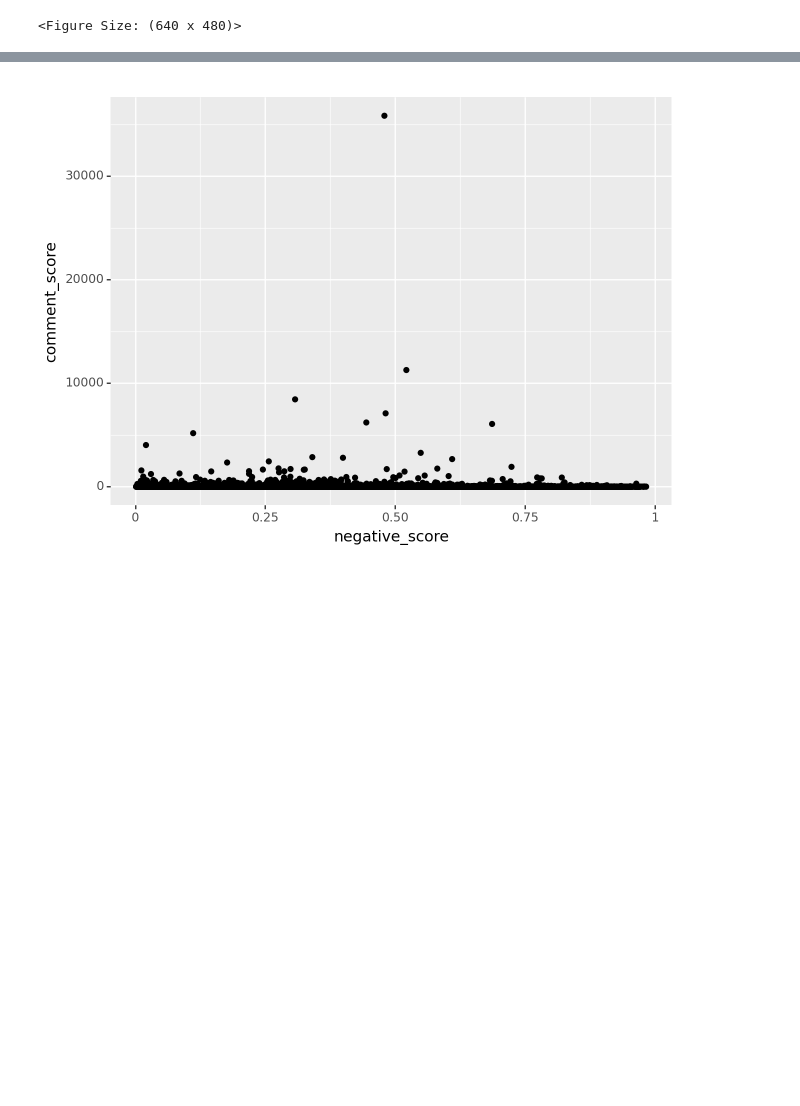
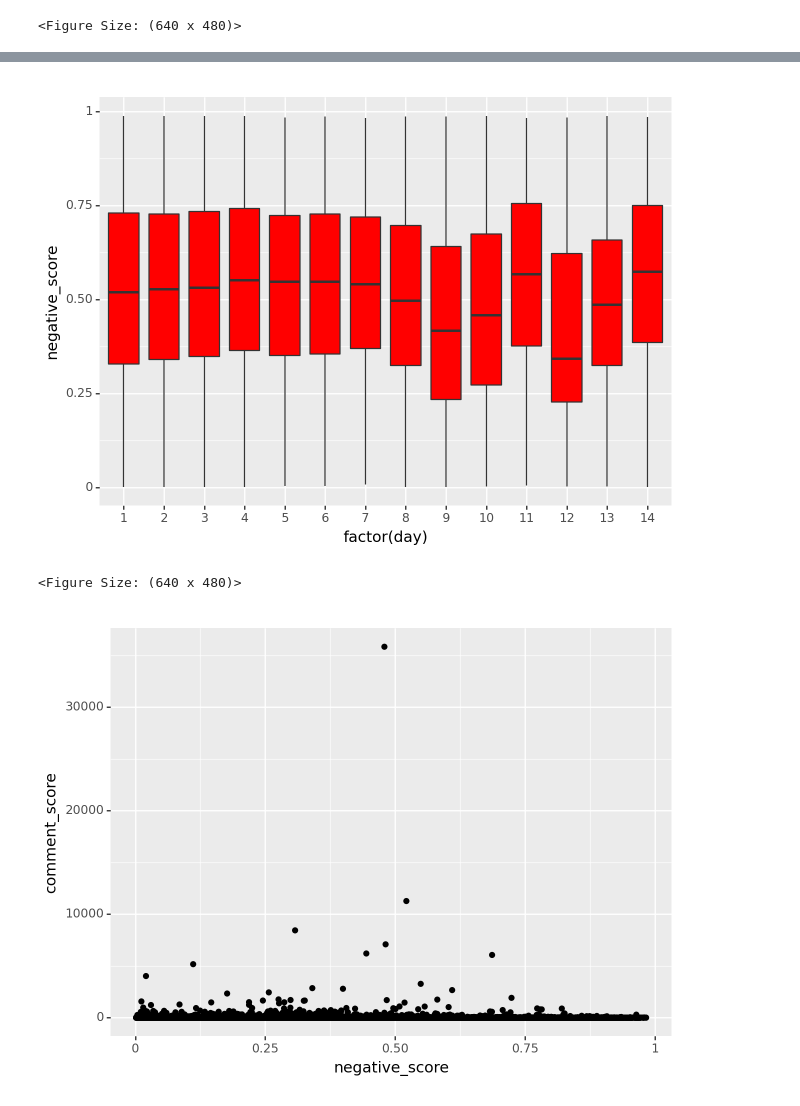
Before and after one commit to gasoto04/youtube-comments, a Jupyter notebook: Data Science 1 Final Project - Data Viz.ipynb, the cells around one changed output, grey strips where cells are left out. Saved outputs shown, nothing was run; the diff lists cells and outputs as text; code cells hidden in the pictures; blank space fills up the shorter version.

```diff
--- a/Data Science 1 Final Project - Data Viz.ipynb
+++ b/Data Science 1 Final Project - Data Viz.ipynb
@@ -464,3 +386,9 @@ menendez_sentiment_byday['day_published'] = pd.to_datetime(menendez_sentiment_by
+# %%
+(ggplot(uvalde_horrific_comments)
++ geom_boxplot(aes(x='factor(day)', y='negative_score'),fill="red"))
+# %% [output]
+[figure, added]
+<Figure Size: (640 x 480)>
 # %%
 def sentiment_over_time(df, title):
     df2 = df.groupby('day_published')["positive_score","neutral_score","negative_score"].mean().reset_index()
```
Also changed, not shown: parts of 32 cells of this notebook.
